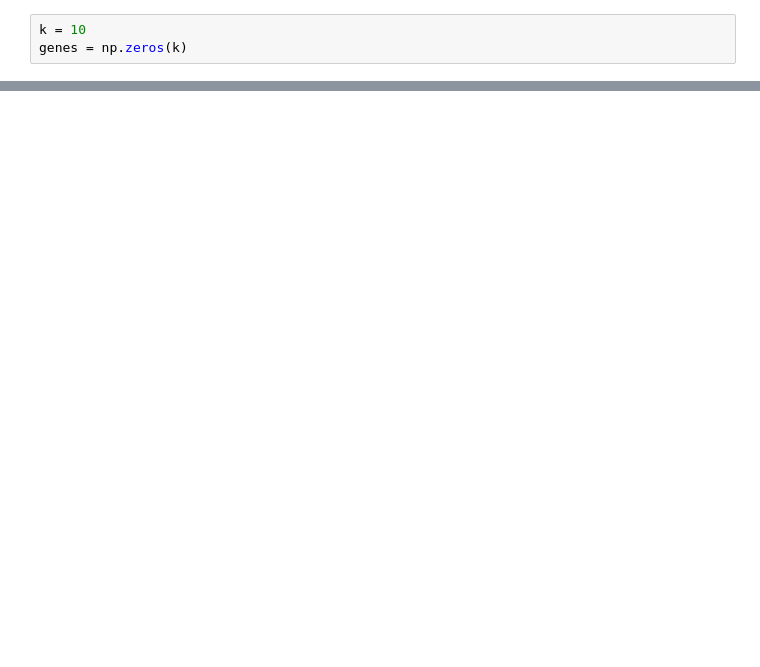
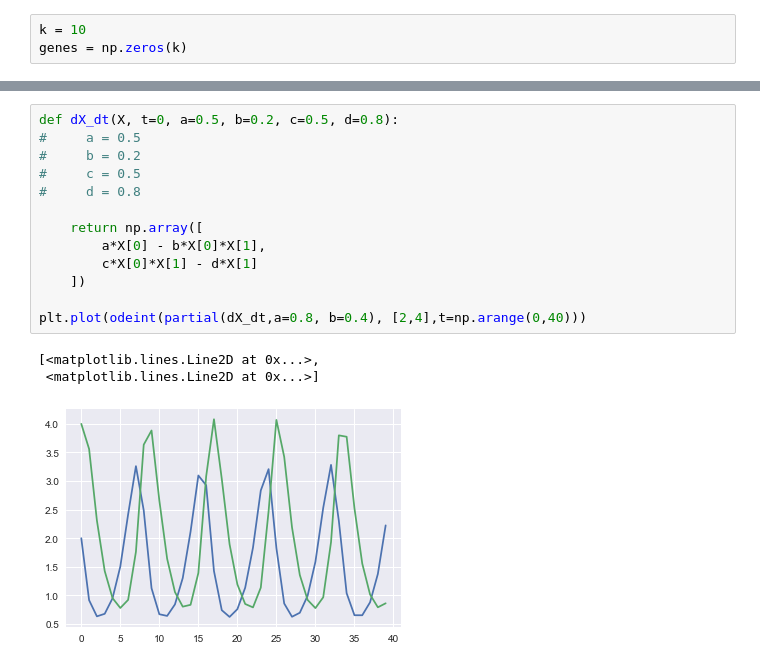
Before and after one commit to Ngort/Cellsim, a Jupyter notebook: Cellsim/Cellsim_sketch.ipynb, the cells around one changed output, grey strips where cells are left out. Saved outputs shown, nothing was run; the diff lists cells and outputs as text; blank space fills up the shorter version.

```diff
--- a/Cellsim/Cellsim_sketch.ipynb
+++ b/Cellsim/Cellsim_sketch.ipynb
@@ -98,0 +262,17 @@ array([1.        , 1.02040748, 1.04123138, 1.06248027, 1.0841628 ,
+# %%
+def dX_dt(X, t=0, a=0.5, b=0.2, c=0.5, d=0.8):
+#     a = 0.5
+#     b = 0.2
+#     c = 0.5
+#     d = 0.8
+
+    return np.array([
+        a*X[0] - b*X[0]*X[1],
+        c*X[0]*X[1] - d*X[1]
+    ])
+
+plt.plot(odeint(partial(dX_dt,a=0.8, b=0.4), [2,4],t=np.arange(0,40)))
+# %% [output]
+[<matplotlib.lines.Line2D at 0x...>,
+ <matplotlib.lines.Line2D at 0x...>]
+[figure, added]
```
Also changed, not shown: parts of 16 cells of this notebook.
